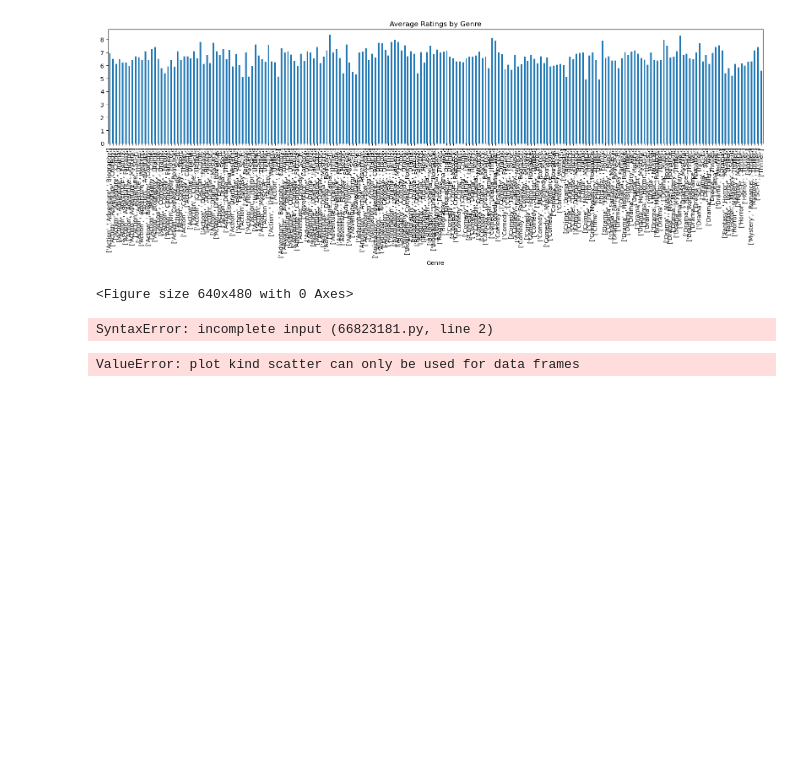
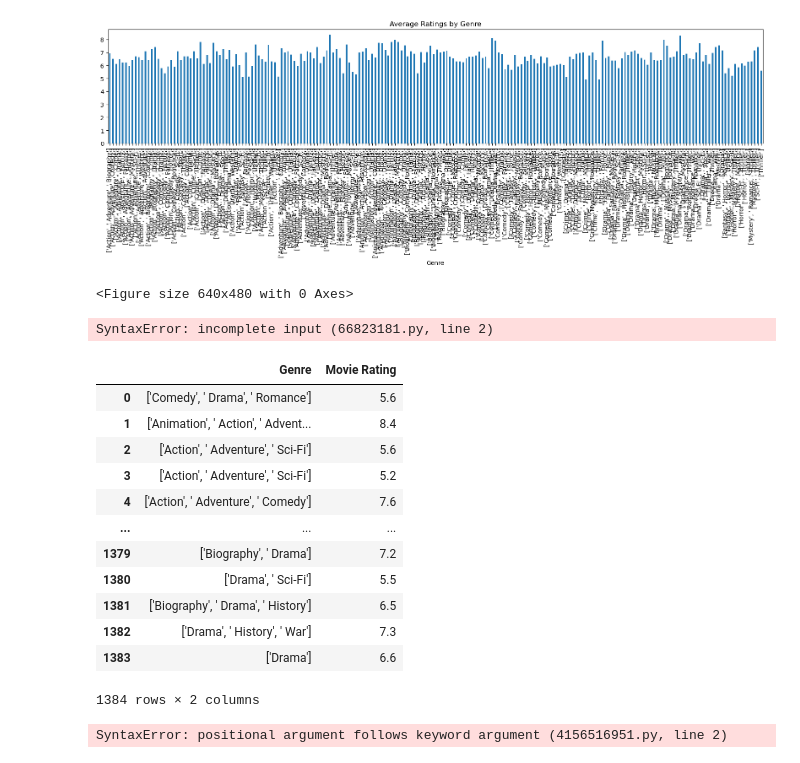
Before and after one commit to rackhamsauer/Project-1, a Jupyter notebook: Micheal playground.ipynb, the cells around one changed output. Drawn from its saved outputs; the diff is of its cells as text; code cells hidden in the pictures; blank space fills up the shorter version.

```diff
--- a/Micheal playground.ipynb
+++ b/Micheal playground.ipynb
@@ -46,8 +46,29 @@ average_ratings_by_genre = pd.DataFrame(average_ratings_by_genre.plot(kind="scat
 # %% [output]
 SyntaxError: incomplete input (66823181.py, line 2)
 # %%
-average_ratings_by_genre = pd.DataFrame({
+genre = filtered_df["Genre"]
+movie_rating = filtered_df["Movie Rating"]
 
-})
+average_ratings_by_genre = pd.DataFrame({"Genre":genre, "Movie Rating":movie_rating})
+
+average_ratings_by_genre
 # %% [output]
+|  | Genre | Movie Rating |
+| 0 | ['Comedy', ' Drama', ' Romance'] | 5.6 |
+| 1 | ['Animation', ' Action', ' Advent... | 8.4 |
+| 2 | ['Action', ' Adventure', ' Sci-Fi'] | 5.6 |
+| 3 | ['Action', ' Adventure', ' Sci-Fi'] | 5.2 |
+| 4 | ['Action', ' Adventure', ' Comedy'] | 7.6 |
+| ... | ... | ... |
+| 1379 | ['Biography', ' Drama'] | 7.2 |
+| 1380 | ['Drama', ' Sci-Fi'] | 5.5 |
+| 1381 | ['Biography', ' Drama', ' History'] | 6.5 |
+| 1382 | ['Drama', ' History', ' War'] | 7.3 |
+| 1383 | ['Drama'] | 6.6 |
-ValueError: plot kind scatter can only be used for data frames
+1384 rows × 2 columns
+# %%
+average_ratings_by_genre.plot(kind="scatter", genre, movie_rating, x_label="genre", y_label="movie_rating",
+                            marker="o", title = "Average Ratings by Genre")
+plt.show()
+# %% [output]
+SyntaxError: positional argument follows keyword argument (4156516951.py, line 2)
```
Also changed, not shown: parts of 1 cell of this notebook.
